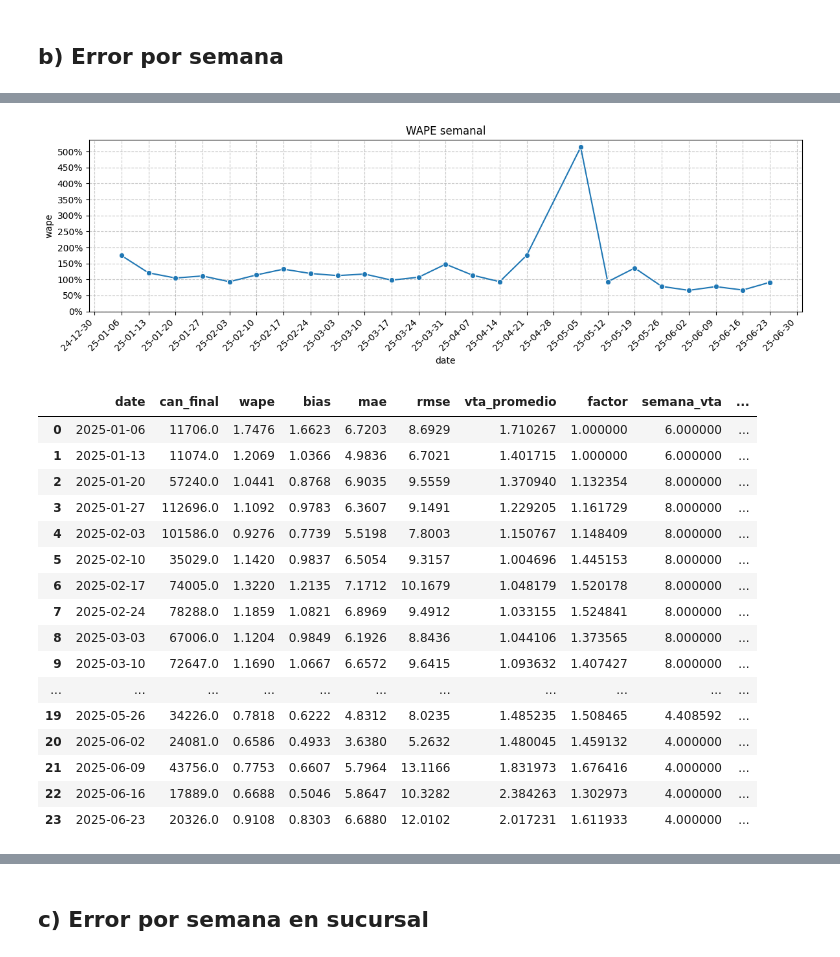
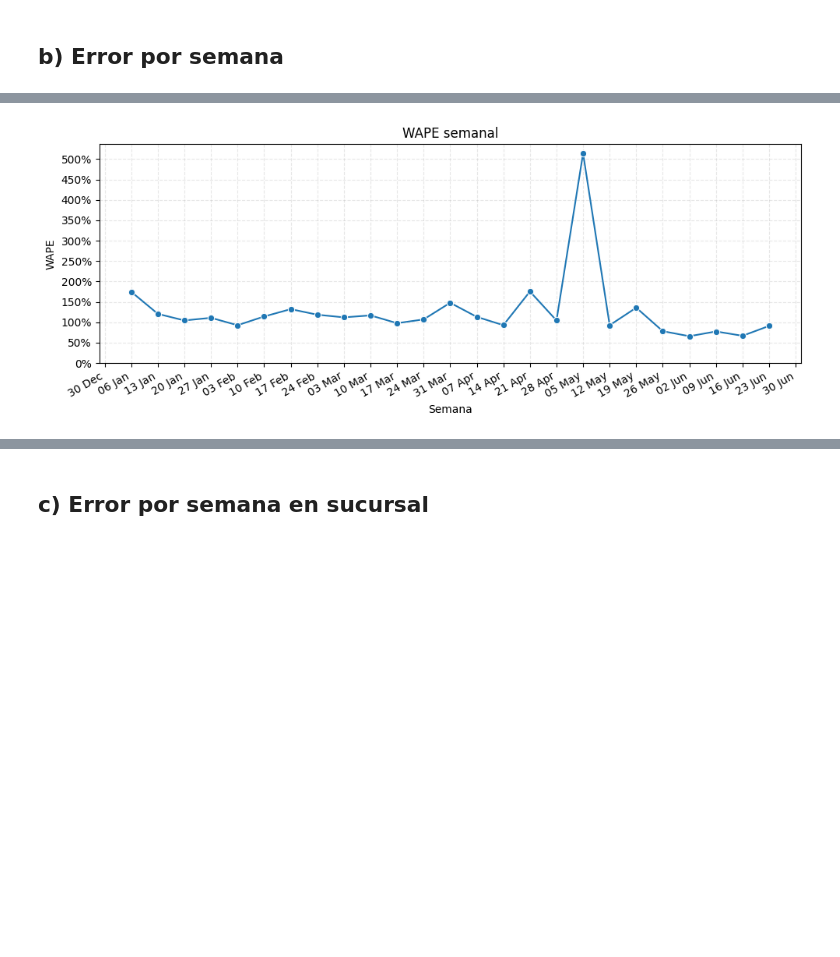
Before and after one commit to bi-retail-tricot/forecast, a Jupyter notebook: notebooks/05_error_forecast_actual.ipynb, the cells around one changed output, grey strips where cells are left out. Drawn from its saved outputs; the diff is of its cells as text; code cells hidden in the pictures; blank space fills up the shorter version.

```diff
--- a/notebooks/05_error_forecast_actual.ipynb
+++ b/notebooks/05_error_forecast_actual.ipynb
@@ -58,6 +65,9 @@ data_all['forecast_tricot'] = (data_all['vta_promedio'] * data_all['factor'] * d
 
 data_all['error'] = data_all['forecast_tricot'] - data_all['real_sales']
 data_all['error_abs'] = data_all['error'].abs()
+
+data_all['wape_ind'] = (data_all['error_abs'] / data_all['real_sales']).fillna(0).round(4)
+data_all['bias_ind'] = (data_all['error'] / data_all['real_sales']).fillna(0).round(4)
 # %% [markdown]
 # Explorar error actual
 # %%
@@ -72,6 +82,6 @@ tricot_df = data_repo_x_dda.copy()
 tricot_df = tricot_df[['id','cod_sucursal','nombre_sucursal','cod_producto','nombre_depto','nombre_linea','cod_talla','nom_talla','week_number','date',
                              'vta_promedio','factor','semana_vta',
                              'repo_x_dda','repo_x_ume','can_final',
-                             'real_sales','forecast_tricot', 'error','error_abs']]
+                             'real_sales','forecast_tricot', 'error','error_abs','bias_ind']]
 # %% [markdown]
 ## a) Error total
@@ -92,0 +111,13 @@ RMSE: 47.6163
+# %%
+tricot_df['bias_cat'] = pd.cut(
+    tricot_df['bias_ind'],
+    bins=[-np.inf, -0.15, 0.15, 1.0, 2.0, 3.0, np.inf],
+    labels=['-100% a -15%', '-15% a 15%', '15% a 100%', '100% a 200%', '200% a 300%', '> 300%'],
+    right=False,
+    ordered=True
+)
+
+tricot_df.groupby('bias_cat').agg(
+    count=('bias_cat', 'size'),
+    mean_bias=('bias_ind', 'mean')
+)
@@ -160,41 +197,23 @@ plt.show()
 # %%
-import matplotlib.dates as mdates
-import matplotlib.ticker as mticker
-
-plt.figure(figsize=(12, 4))
+plt.figure(figsize=(10, 4))
 
 sns.lineplot(x='date', y='wape', data=tricot_df_weekly,
              marker = 'o')
 
 plt.gca().xaxis.set_major_locator(mdates.WeekdayLocator(byweekday=mdates.MO, interval=1))
-plt.gca().xaxis.set_major_formatter(mdates.DateFormatter('%y-%m-%d'))
+plt.gca().xaxis.set_major_formatter(mdates.DateFormatter('%d %b'))
+plt.xticks(rotation=30, ha='right')
+plt.xlabel('Semana')
+
 plt.ylim(bottom=0)
-plt.xticks(rotation=45, ha='right')
 plt.gca().yaxis.set_major_locator(mticker.MultipleLocator(0.5))
 plt.gca().yaxis.set_major_formatter(mticker.PercentFormatter(xmax=1))
+plt.ylabel('WAPE')
 
 
 plt.title("WAPE semanal")
 plt.tight_layout()
-plt.grid(True, linestyle='--', alpha=0.7)
+plt.grid(True, linestyle='--', alpha=0.3)
 plt.show()
-display(tricot_df_weekly)
 # %% [output]
-[figure, old version]
+[figure, new version]
-|  | date | can_final | wape | bias | mae | rmse | vta_promedio | factor | semana_vta | ... |
-| 0 | 2025-01-06 | 11706.0 | 1.7476 | 1.6623 | 6.7203 | 8.6929 | 1.710267 | 1.000000 | 6.000000 | ... |
-| 1 | 2025-01-13 | 11074.0 | 1.2069 | 1.0366 | 4.9836 | 6.7021 | 1.401715 | 1.000000 | 6.000000 | ... |
-| 2 | 2025-01-20 | 57240.0 | 1.0441 | 0.8768 | 6.9035 | 9.5559 | 1.370940 | 1.132354 | 8.000000 | ... |
-| 3 | 2025-01-27 | 112696.0 | 1.1092 | 0.9783 | 6.3607 | 9.1491 | 1.229205 | 1.161729 | 8.000000 | ... |
-| 4 | 2025-02-03 | 101586.0 | 0.9276 | 0.7739 | 5.5198 | 7.8003 | 1.150767 | 1.148409 | 8.000000 | ... |
-| 5 | 2025-02-10 | 35029.0 | 1.1420 | 0.9837 | 6.5054 | 9.3157 | 1.004696 | 1.445153 | 8.000000 | ... |
-| 6 | 2025-02-17 | 74005.0 | 1.3220 | 1.2135 | 7.1712 | 10.1679 | 1.048179 | 1.520178 | 8.000000 | ... |
-| 7 | 2025-02-24 | 78288.0 | 1.1859 | 1.0821 | 6.8969 | 9.4912 | 1.033155 | 1.524841 | 8.000000 | ... |
-| 8 | 2025-03-03 | 67006.0 | 1.1204 | 0.9849 | 6.1926 | 8.8436 | 1.044106 | 1.373565 | 8.000000 | ... |
-| 9 | 2025-03-10 | 72647.0 | 1.1690 | 1.0667 | 6.6572 | 9.6415 | 1.093632 | 1.407427 | 8.000000 | ... |
-| ... | ... | ... | ... | ... | ... | ... | ... | ... | ... | ... |
-| 19 | 2025-05-26 | 34226.0 | 0.7818 | 0.6222 | 4.8312 | 8.0235 | 1.485235 | 1.508465 | 4.408592 | ... |
-| 20 | 2025-06-02 | 24081.0 | 0.6586 | 0.4933 | 3.6380 | 5.2632 | 1.480045 | 1.459132 | 4.000000 | ... |
-| 21 | 2025-06-09 | 43756.0 | 0.7753 | 0.6607 | 5.7964 | 13.1166 | 1.831973 | 1.676416 | 4.000000 | ... |
-| 22 | 2025-06-16 | 17889.0 | 0.6688 | 0.5046 | 5.8647 | 10.3282 | 2.384263 | 1.302973 | 4.000000 | ... |
-| 23 | 2025-06-23 | 20326.0 | 0.9108 | 0.8303 | 6.6880 | 12.0102 | 2.017231 | 1.611933 | 4.000000 | ... |
```
Also changed, not shown: parts of 49 cells of this notebook, 10 other files.
